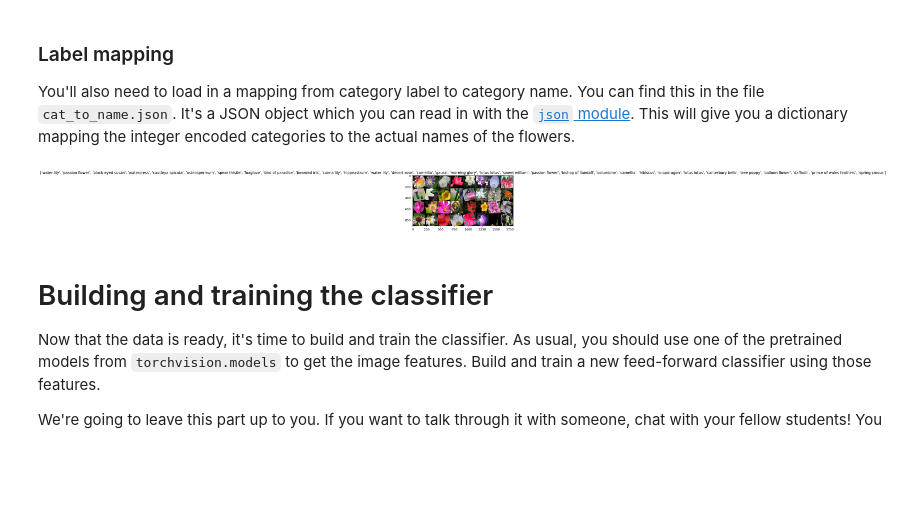
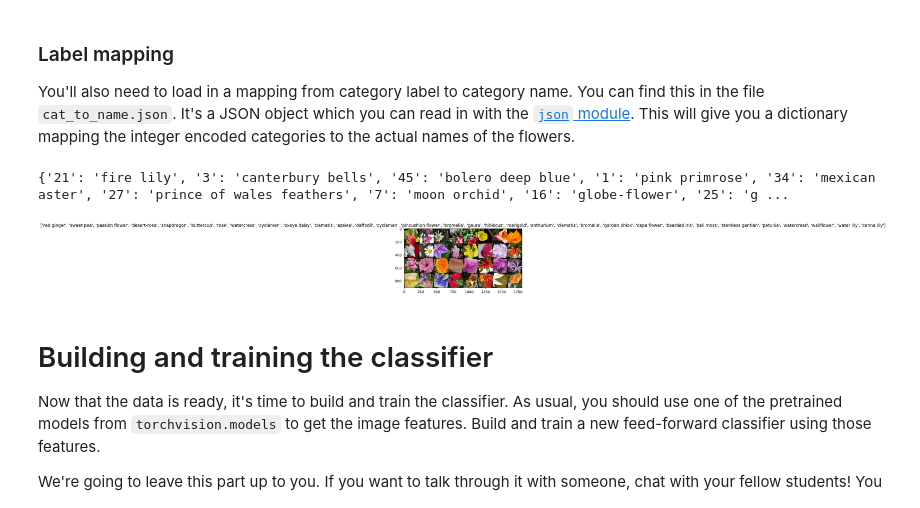
Before and after one commit to xandmaga/pytorch_challenge, a Jupyter notebook: Image Classifier Project.ipynb, the cells around one changed output. Cells and saved outputs as stored; diff of their text form; code cells hidden in the pictures; blank space fills up the shorter version.

```diff
--- a/Image Classifier Project.ipynb
+++ b/Image Classifier Project.ipynb
@@ -79,33 +81,33 @@ with open('cat_to_name.json', 'r') as f:
 # %%
 def imshow(inp, title=None):
     """Imshow for Tensor."""
     #print(title)
     #print(inp)
     inp = inp.numpy().transpose((1, 2, 0))
     mean = np.array([0.485, 0.456, 0.406])
     std = np.array([0.229, 0.224, 0.225])
     inp = std * inp + mean
     inp = np.clip(inp, 0, 1)
     plt.imshow(inp)
     if title is not None:
         plt.title(title)
     plt.pause(0.001)  # pause a bit so that plots are updated
 
 
 # Get a batch of training data
 inputs, classes = next(iter(data_loaders['train']))
 
 # Make a grid from batch
 out = torchvision.utils.make_grid(inputs)
-
-#print(classes)
+class_to_idx = image_datasets['train'].class_to_idx
 #print(inputs)
-#print(cat_to_name)
+print(cat_to_name)
 #print(out)
 #print(cat_to_name[str(1)])
-imshow(out, title=[cat_to_name[str(x.item())] for x in classes])
+imshow(out, title=[cat_to_name[list(class_to_idx.keys())[x]] for x in classes])
 # %% [output]
+{'21': 'fire lily', '3': 'canterbury bells', '45': 'bolero deep blue', '1': 'pink primrose', '34': 'mexican aster', '27': 'prince of wales feathers', '7': 'moon orchid', '16': 'globe-flower', '25': 'g ...
-[figure, old version]
+[figure, new version]
 # %% [markdown]
 # Building and training the classifier
 
```
Also changed, not shown: parts of 8 cells of this notebook.
